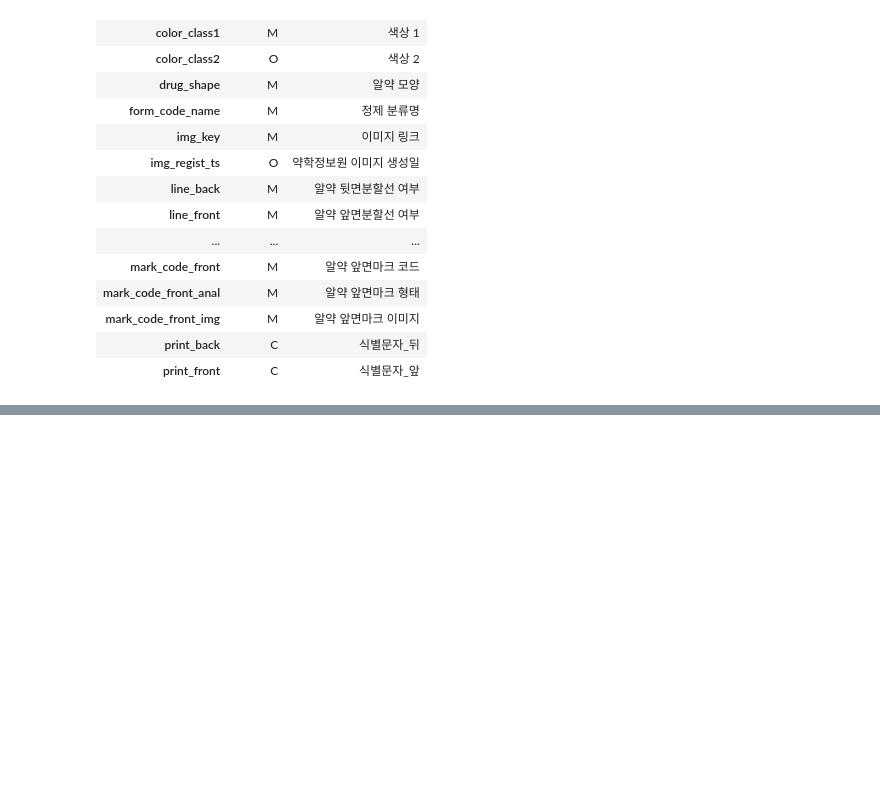
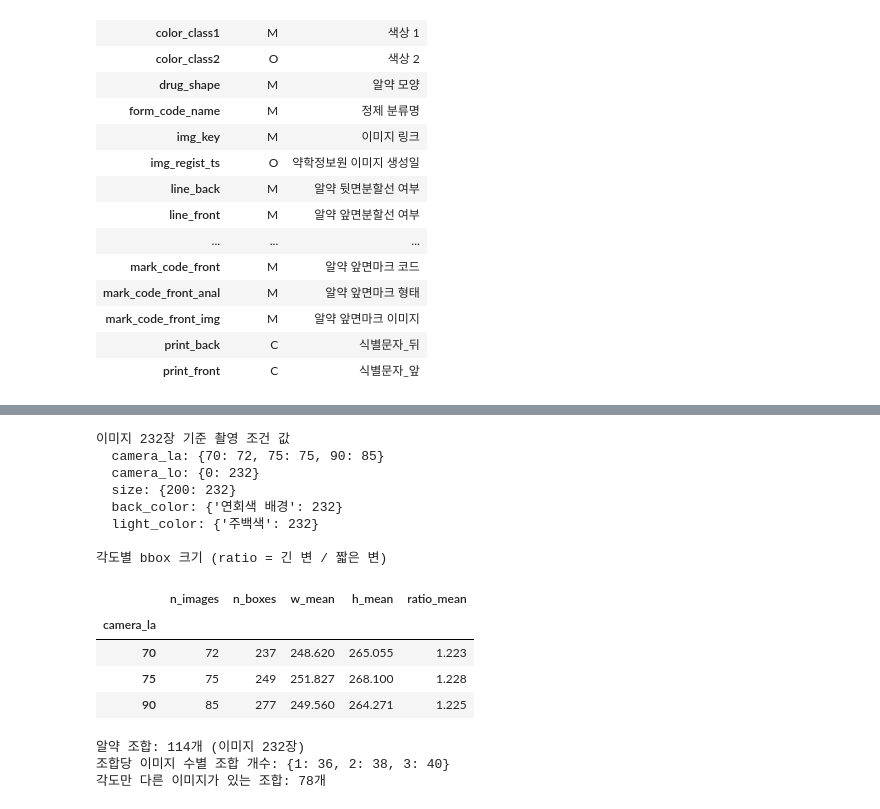
Before and after one commit to def-uk/pill-bbox, a Jupyter notebook: notebooks/dongwook_eda.ipynb, the cells around one changed output, grey strips where cells are left out. Drawn from its saved outputs; the diff is of its cells as text; code cells hidden in the pictures; blank space fills up the shorter version.

```diff
--- a/notebooks/dongwook_eda.ipynb
+++ b/notebooks/dongwook_eda.ipynb
@@ -346,0 +356,47 @@ display(schema_df.reindex(nan_cols).rename_axis("빠진 키"))
+# %%
+# 1) 촬영 조건 값 분포 (이미지 한 장당 한 행)
+SHOT_COLS = ["camera_la", "camera_lo", "size", "back_color", "light_color"]
+shot_df = ann_df.drop_duplicates("file_name")
+print(f"이미지 {len(shot_df)}장 기준 촬영 조건 값")
+for col in SHOT_COLS:
+    print(f"  {col}: {shot_df[col].value_counts().sort_index().to_dict()}")
+
+# 2) 각도별 bbox 크기·비율: 각도에 따라 알약이 커지거나 찌그러지는지 본다.
+angle_df = (
+    ann_df.assign(ratio=ann_df[["w", "h"]].max(axis=1) / ann_df[["w", "h"]].min(axis=1))
+    .groupby("camera_la")
+    .agg(
+        n_images=("file_name", "nunique"),
+        n_boxes=("ann_id", "size"),
+        w_mean=("w", "mean"),
+        h_mean=("h", "mean"),
+        ratio_mean=("ratio", "mean"),
+    )
+    .round(3)
+)
+print("\n각도별 bbox 크기 (ratio = 긴 변 / 짧은 변)")
+display(angle_df)
+
+# 3) 같은 알약 조합을 몇 장 찍었는지: 2장 이상이면 각도만 다른 거의 같은 이미지다.
+combo = img_df["file_name"].str.split("_").str[0]
+combo_sizes = img_df.groupby(combo).size()
+print(f"알약 조합: {combo_sizes.size}개 (이미지 {len(img_df)}장)")
+print(f"조합당 이미지 수별 조합 개수: {combo_sizes.value_counts().sort_index().to_dict()}")
+print(f"각도만 다른 이미지가 있는 조합: {(combo_sizes > 1).sum()}개")
+# %% [output]
+이미지 232장 기준 촬영 조건 값
+  camera_la: {70: 72, 75: 75, 90: 85}
+  camera_lo: {0: 232}
+  size: {200: 232}
+  back_color: {'연회색 배경': 232}
+  light_color: {'주백색': 232}
+
+각도별 bbox 크기 (ratio = 긴 변 / 짧은 변)
+|  | n_images | n_boxes | w_mean | h_mean | ratio_mean |
+| camera_la |  |  |  |  |  |
+| 70 | 72 | 237 | 248.620 | 265.055 | 1.223 |
+| 75 | 75 | 249 | 251.827 | 268.100 | 1.228 |
+| 90 | 85 | 277 | 249.560 | 264.271 | 1.225 |
+알약 조합: 114개 (이미지 232장)
+조합당 이미지 수별 조합 개수: {1: 36, 2: 38, 3: 40}
+각도만 다른 이미지가 있는 조합: 78개
```
Also changed, not shown: parts of 3 cells of this notebook.
